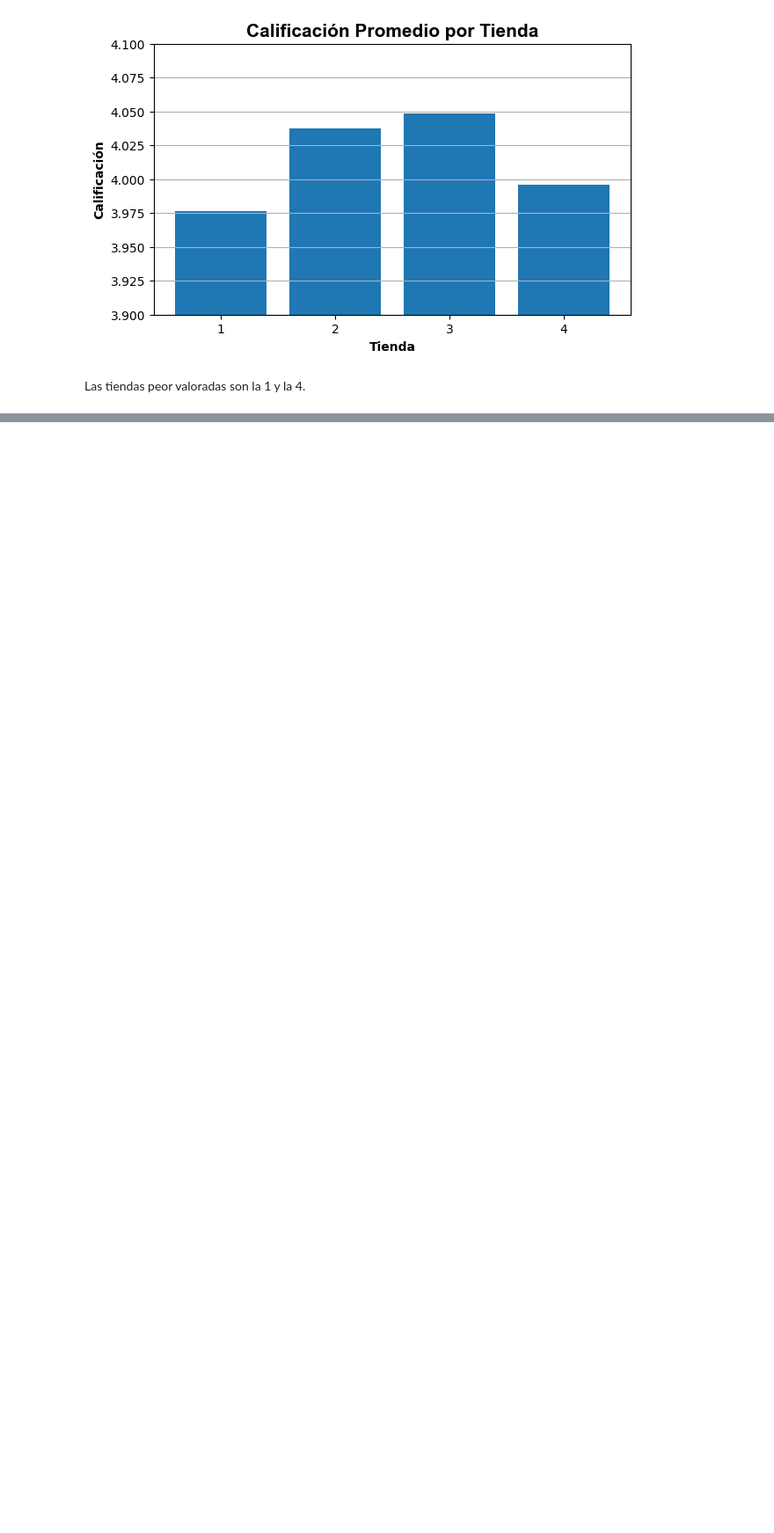
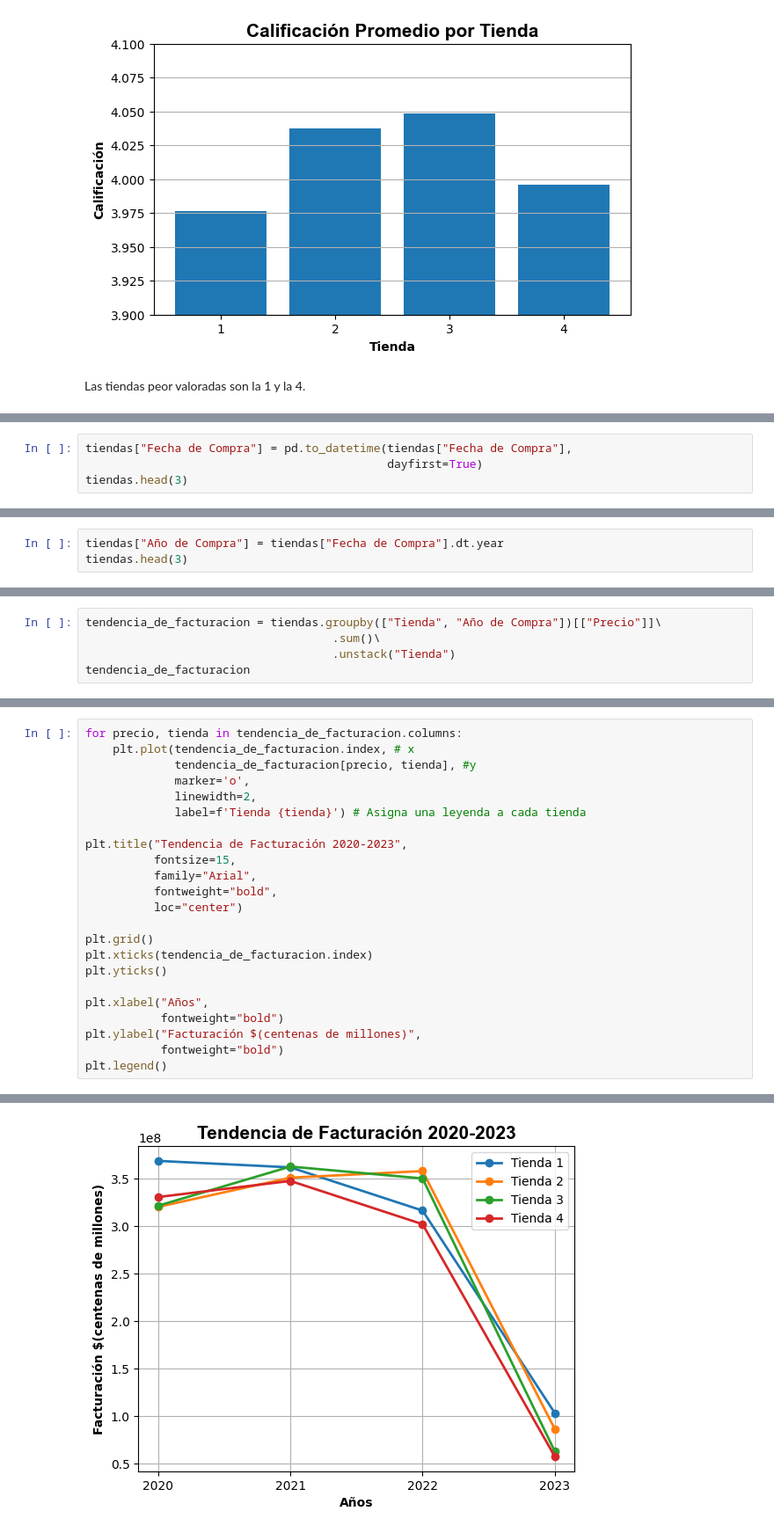
Before and after one commit to carloslozano-rg/challenge-alura-store, a Jupyter notebook: AluraStoreLatam.ipynb, the cells around one changed output, grey strips where cells are left out. Shown: that part at 88% size. Cells and saved outputs as stored; diff of their text form; blank space fills up the shorter version.

Commit message:
feat: agregar visualización de desempeño de facturación por año.

```diff
--- a/AluraStoreLatam.ipynb
+++ b/AluraStoreLatam.ipynb
@@ -667,0 +660,4 @@ calificacion_promedio
+# %%
+tiendas["Fecha de Compra"] = pd.to_datetime(tiendas["Fecha de Compra"],
+                                            dayfirst=True)
+tiendas.head(3)
@@ -667,0 +671,3 @@ calificacion_promedio
+# %%
+tiendas["Año de Compra"] = tiendas["Fecha de Compra"].dt.year
+tiendas.head(3)
@@ -667,0 +704,5 @@ calificacion_promedio
+# %%
+tendencia_de_facturacion = tiendas.groupby(["Tienda", "Año de Compra"])[["Precio"]]\
+                                    .sum()\
+                                    .unstack("Tienda")
+tendencia_de_facturacion
@@ -667,0 +731,24 @@ calificacion_promedio
+# %%
+for precio, tienda in tendencia_de_facturacion.columns:
+    plt.plot(tendencia_de_facturacion.index, # x
+             tendencia_de_facturacion[precio, tienda], #y
+             marker='o',
+             linewidth=2,
+             label=f'Tienda {tienda}') # Asigna una leyenda a cada tienda
+
+plt.title("Tendencia de Facturación 2020-2023",
+          fontsize=15,
+          family="Arial",
+          fontweight="bold",
+          loc="center")
+
+plt.grid()
+plt.xticks(tendencia_de_facturacion.index)
+plt.yticks()
+
+plt.xlabel("Años",
+           fontweight="bold")
+plt.ylabel("Facturación $(centenas de millones)",
+           fontweight="bold")
+plt.legend()
+# %% [output]
@@ -667,0 +756 @@ calificacion_promedio
+[figure, added]
```
Also changed, not shown: parts of 19 cells of this notebook.
